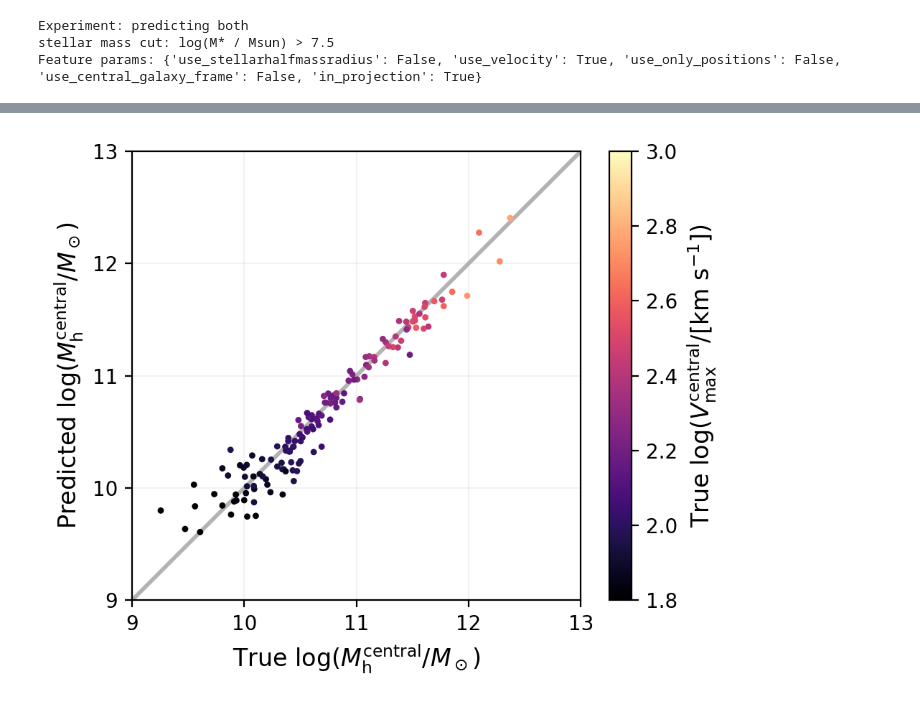
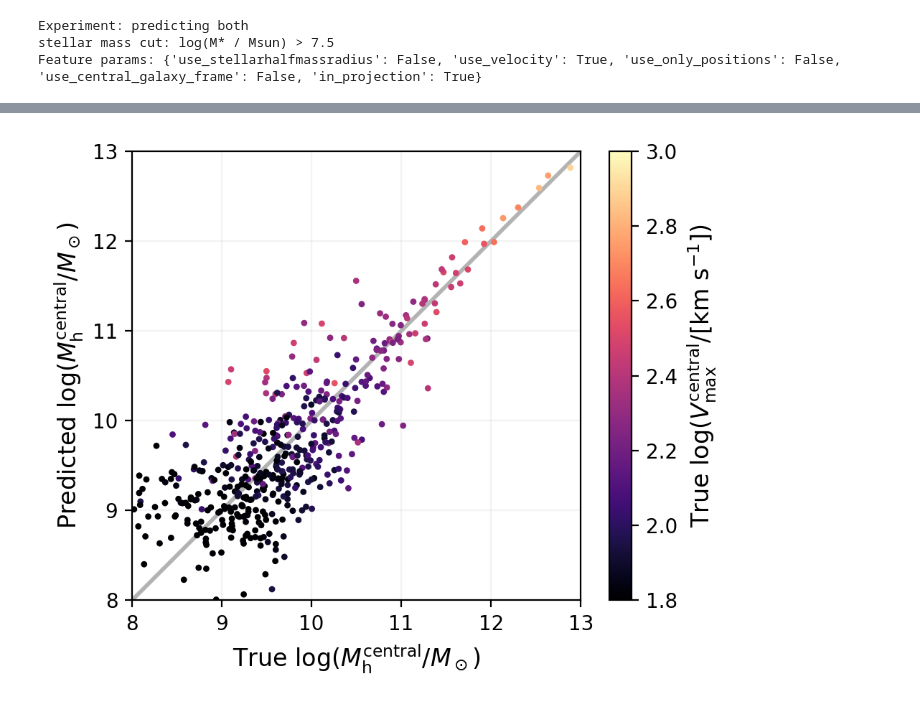
Before and after one commit to jwuphysics/halo-gnns, a Jupyter notebook: notebook/illustris-eda.ipynb, the cells around one changed output, grey strips where cells are left out. Drawn from its saved outputs; the diff is of its cells as text; code cells hidden in the pictures.

```diff
--- a/notebook/illustris-eda.ipynb
+++ b/notebook/illustris-eda.ipynb
@@ -423,0 +420,23 @@ plt.grid(alpha=0.15)
+# %%
+import matplotlib.pyplot as plt
+import random
+import sys
+sys.path.append('../src')
+
+from data import *
+from model import *
+from train import *
+import random
+
+ROOT = Path("..").resolve()
+tng_base_path = f"{ROOT}/illustris_data/TNG50-1/output"
+
+seed = 255
+rng = np.random.RandomState(seed)
+random.seed(seed)
+torch.manual_seed(seed)
+
+c0, c1, c2, c3, c4 = '#003f5c', '#58508d', '#bc5090', '#ff6361', '#ffa600'
+
+device = "cuda" if torch.cuda.is_available() else "cpu"
+print(device)
@@ -452,7 +473,7 @@ training_params = dict(
     batch_size=256,
     learning_rate=1e-4,
     weight_decay=1e-5,
-    n_epochs=250,
+    n_epochs=1000,
     valid_frac=0.15,
     test_frac=0.,
 )
@@ -515,7 +537,7 @@ model = EdgePointGNN(
     hidden_channels=model_params["n_hidden"],
     latent_channels=model_params["n_latent"],
     loop=model_params["loop"],
-    use_bias=False
+    estimate_all_subhalos=True
 )
 
 model.to(device)
@@ -662,27 +684,26 @@ plt.grid(alpha=0.15)
 # %%
 plt.figure(figsize=(5, 4), dpi=200)
 
-h = config_params["h_reduced"]
-p = p_Mhalo + 10 - h
-y = y_Mhalo + 10 - h
+p = p_Mhalo + 10 - config_params["h_reduced"]
+y = y_Mhalo + 10 - config_params["h_reduced"]
 
 sc = plt.scatter(y, p, s=10, edgecolors='none', c=y_Vmax+2, zorder=3, vmin=1.8, vmax=3.0, cmap="magma")
 cb = plt.colorbar(sc)
 cb.set_label("True log($V_{\\rm max}^{\\rm central}$/[km s$^{-1}$])", fontsize=12)
 
 plt.xlabel("True $\\log(M_{\\rm h}^{\\rm central}/M_\\odot)$", fontsize=12)
 plt.ylabel("Predicted $\\log(M_{\\rm h}^{\\rm central}/M_\\odot)$", fontsize=12)
-plt.plot([8.75, 13.25], [8.75, 13.25], c='0.7', lw=2, zorder=1)
+plt.plot([7.75, 13.25], [7.75, 13.25], c='0.7', lw=2, zorder=1)
 plt.gca().set_aspect("equal")
 
-plt.xlim(9, 13)
-plt.ylim(9, 13)
-plt.xticks([9, 10, 11, 12, 13])
-plt.yticks([9, 10, 11, 12, 13])
+plt.xlim(8, 13)
+plt.ylim(8, 13)
+plt.xticks([8, 9, 10, 11, 12, 13])
+plt.yticks([8, 9, 10, 11, 12, 13])
 plt.tight_layout()
 plt.grid(alpha=0.15)
 # %% [output]
-[figure, old version]
+[figure, new version]
 # %%
 plt.figure(figsize=(5, 4), dpi=200)
 
```
Also changed, not shown: parts of 14 cells of this notebook, 2 other files.
